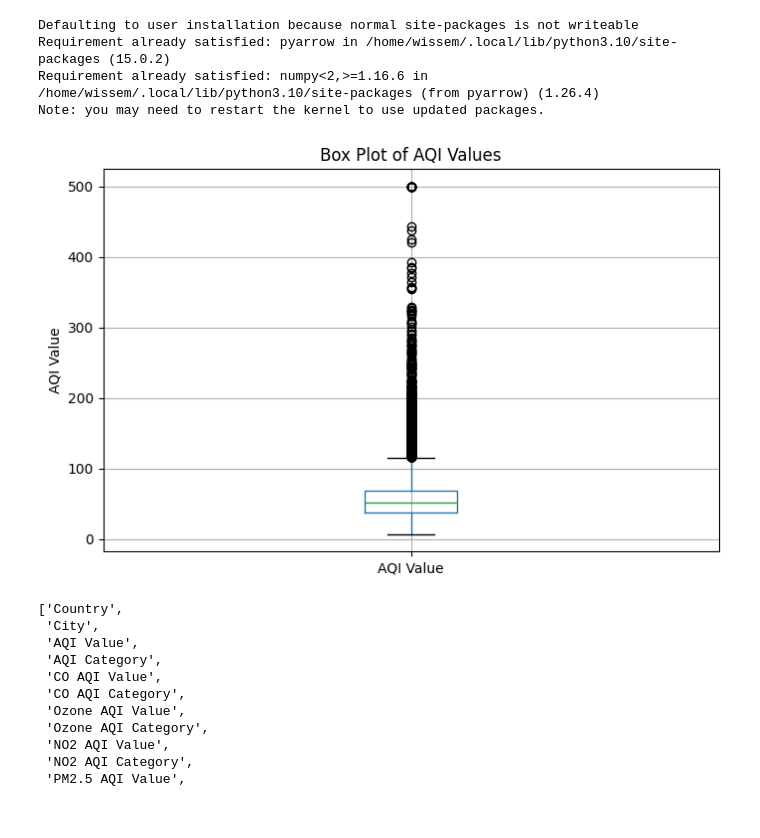
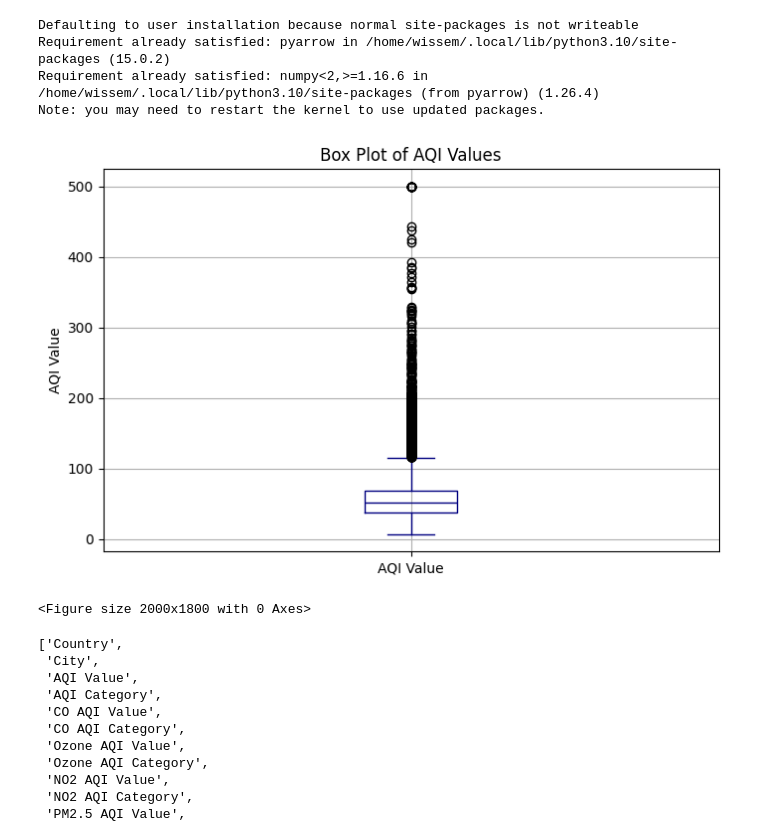
Before and after one commit to Wissemamr/AQI_classification, a Jupyter notebook: src/EDA/explore_data.ipynb, the cells around one changed output. Saved outputs shown, nothing was run; the diff lists cells and outputs as text; code cells hidden in the pictures.

Commit message:
added visualization plots

```diff
--- a/src/EDA/explore_data.ipynb
+++ b/src/EDA/explore_data.ipynb
@@ -340,12 +397,18 @@ Note: you may need to restart the kernel to use updated packages.
 # %%
 # Box plot of AQI values
 plt.figure(figsize=(8, 5))
-df.select("AQI Value").to_pandas().boxplot()
+df.select("AQI Value").to_pandas().boxplot(grid=True, color='navy')
 plt.title("Box Plot of AQI Values")
 plt.ylabel("AQI Value")
 plt.show()
 # %% [output]
-[figure, old version]
+[figure, new version]
+# %%
+plt.figure(figsize=(20,18))
+sns.pairplot(df.to_pandas(), size=20, hue='AQI Category')
+plt.show()
+# %% [output]
+<Figure size 2000x1800 with 0 Axes>
 # %%
 df.columns
 # %% [output]
```
Also changed, not shown: parts of 16 cells of this notebook.
